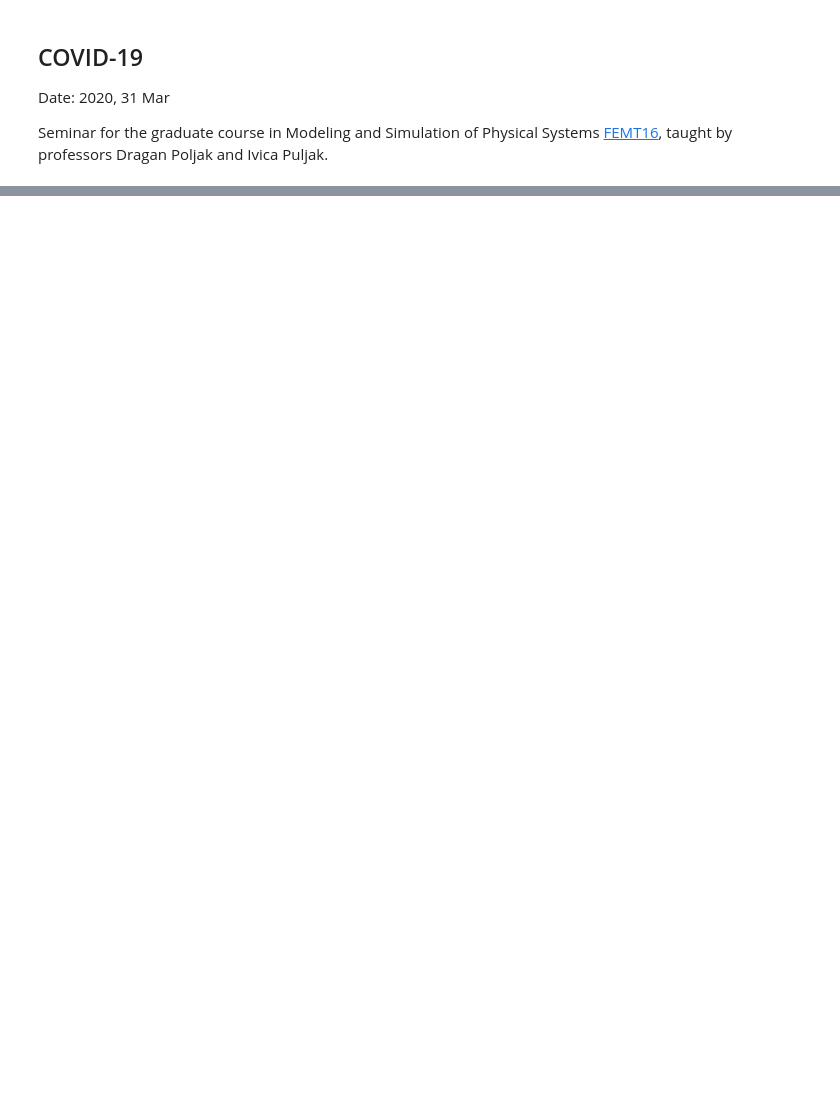
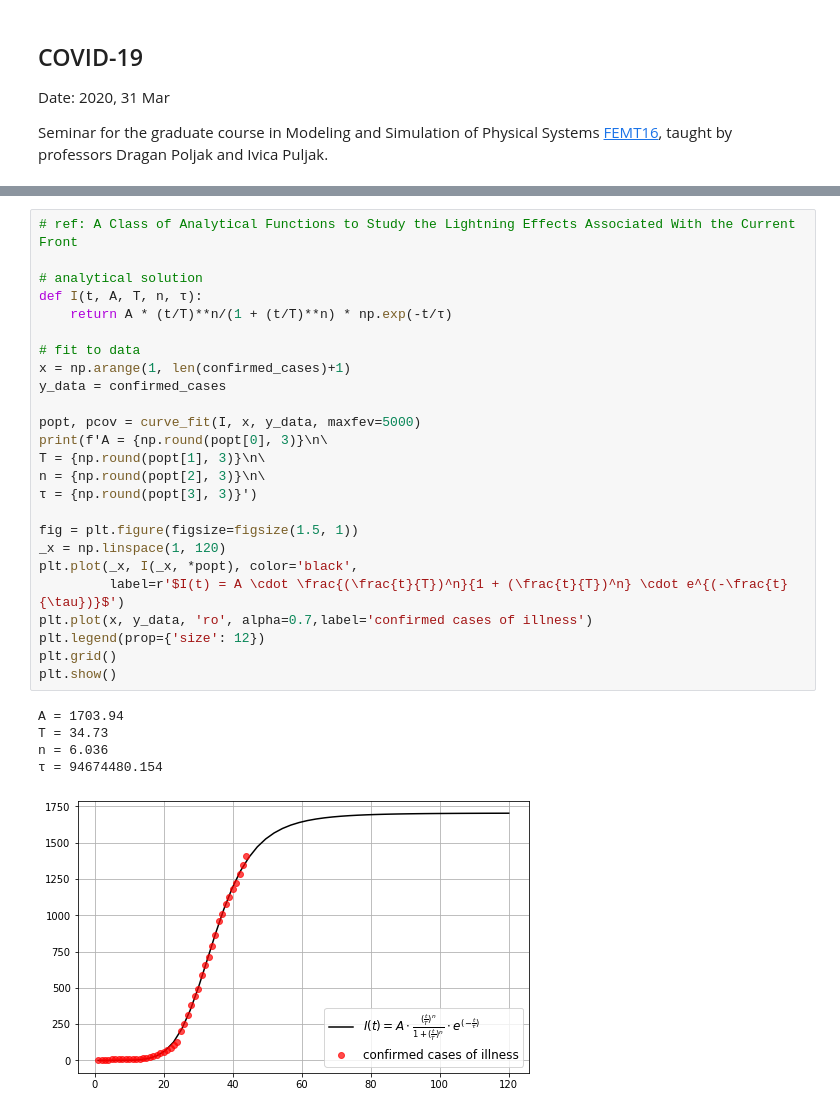
Before and after one commit to akapet00/coropy, a Jupyter notebook: covid_19.ipynb, the cells around one changed output, grey strips where cells are left out. Drawn from its saved outputs; the diff is of its cells as text; blank space fills up the shorter version.

```diff
--- a/covid_19.ipynb
+++ b/covid_19.ipynb
@@ -55,0 +51,31 @@ plt.plot(recovered_cases, 'rx')
+# %%
+# ref: A Class of Analytical Functions to Study the Lightning Effects Associated With the Current Front
+
+# analytical solution
+def I(t, A, T, n, τ):
+    return A * (t/T)**n/(1 + (t/T)**n) * np.exp(-t/τ)
+
+# fit to data
+x = np.arange(1, len(confirmed_cases)+1)
+y_data = confirmed_cases
+
+popt, pcov = curve_fit(I, x, y_data, maxfev=5000)
+print(f'A = {np.round(popt[0], 3)}\n\
+T = {np.round(popt[1], 3)}\n\
+n = {np.round(popt[2], 3)}\n\
+τ = {np.round(popt[3], 3)}')
+
+fig = plt.figure(figsize=figsize(1.5, 1))
+_x = np.linspace(1, 120)
+plt.plot(_x, I(_x, *popt), color='black',
+         label=r'$I(t) = A \cdot \frac{(\frac{t}{T})^n}{1 + (\frac{t}{T})^n} \cdot e^{(-\frac{t}{\tau})}$')
+plt.plot(x, y_data, 'ro', alpha=0.7,label='confirmed cases of illness')
+plt.legend(prop={'size': 12})
+plt.grid()
+plt.show()
+# %% [output]
+A = 1703.94
+T = 34.73
+n = 6.036
+τ = 94674480.154
+[figure, added]
```
Also changed, not shown: parts of 6 cells of this notebook, 16 other files.
